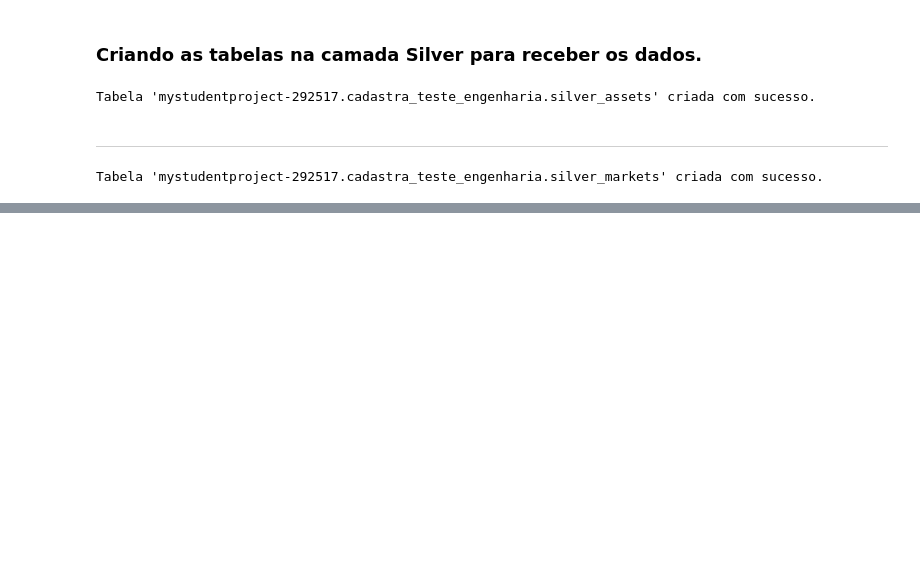
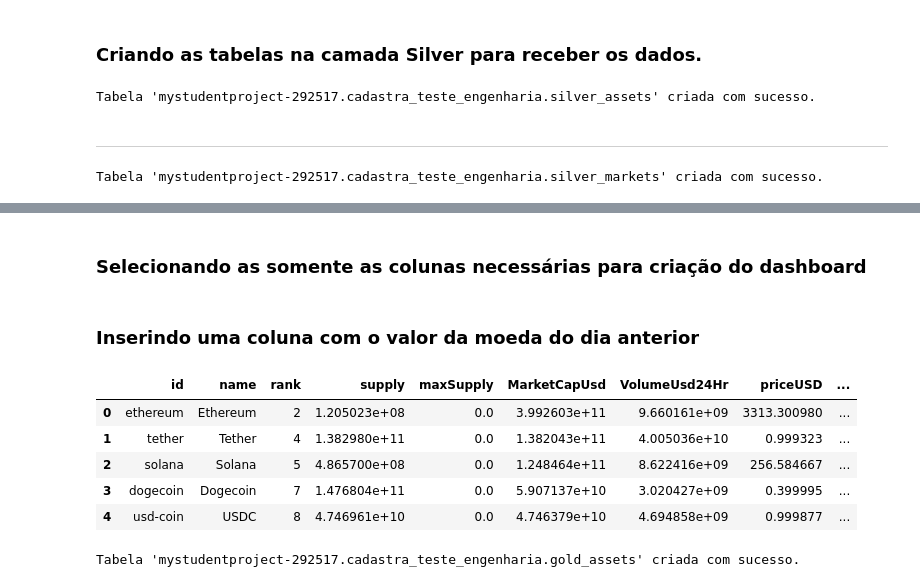
Before and after one commit to IagoBLopes/cadastra_teste, a Jupyter notebook: scritps/medalhao.ipynb, the cells around one changed output, grey strips where cells are left out. Saved outputs shown, nothing was run; the diff lists cells and outputs as text; code cells hidden in the pictures; blank space fills up the shorter version.

Commit message:
versão final do teste

```diff
--- a/scritps/medalhao.ipynb
+++ b/scritps/medalhao.ipynb
@@ -274,0 +270,51 @@ pandas_gbq.to_gbq(silver_markets, 'cadastra_teste_engenharia.silver_markets', pr
+# %%
+def silver_layer_extract(query):
+    try:
+        client = bigquery.Client()
+        result = client.query(query).to_dataframe()
+        return result
+    except Exception as e:
+        print(f"Erro ao executar consulta: {e}")
+        return None
+# %% [markdown]
+### Selecionando as somente as colunas necessárias para criação do dashboard
+# %%
+if __name__ == "__main__":
+    client = bigquery.Client()
+    query = """
+    SELECT id, name, rank, supply, maxSupply, MarketCapUsd, VolumeUsd24Hr, priceUSD, changePercent24hr, vwap24Hr FROM `mystudentproject-292517.cadastra_teste_engenharia.silver_assets`;
+    """
+    gold_assets = silver_layer_extract(query)
+# %% [markdown]
+### Inserindo uma coluna com o valor da moeda do dia anterior
+# %%
+gold_assets["priceUsd_old"] = gold_assets["priceUSD"] / (1 + (gold_assets["changePercent24hr"] / 100))
+gold_assets["update_date"] = pd.Timestamp.now()
+# %%
+gold_assets.head(5)
+# %% [output]
+|  | id | name | rank | supply | maxSupply | MarketCapUsd | VolumeUsd24Hr | priceUSD | ... |
+| 0 | ethereum | Ethereum | 2 | 1.205023e+08 | 0.0 | 3.992603e+11 | 9.660161e+09 | 3313.300980 | ... |
+| 1 | tether | Tether | 4 | 1.382980e+11 | 0.0 | 1.382043e+11 | 4.005036e+10 | 0.999323 | ... |
+| 2 | solana | Solana | 5 | 4.865700e+08 | 0.0 | 1.248464e+11 | 8.622416e+09 | 256.584667 | ... |
+| 3 | dogecoin | Dogecoin | 7 | 1.476804e+11 | 0.0 | 5.907137e+10 | 3.020427e+09 | 0.399995 | ... |
+| 4 | usd-coin | USDC | 8 | 4.746961e+10 | 0.0 | 4.746379e+10 | 4.694858e+09 | 0.999877 | ... |
+# %%
+if __name__ == "__main__":
+    schema = [
+        {"name": "id", "type": "STRING"},
+        {"name": "name", "type": "STRING"},
+        {"name": "rank", "type": "STRING"},
+        {"name": "supply", "type": "FLOAT"},
+        {"name": "maxSupply", "type": "FLOAT"},
+        {"name": "marketCapUsd", "type": "FLOAT"},
+        {"name": "volumeUsd24Hr", "type": "FLOAT"},
+        {"name": "priceUsd", "type": "FLOAT"},
+        {"name": "changePercent24Hr", "type": "FLOAT"},
+        {"name": "vwap24Hr", "type": "FLOAT"},
+        {"name": "priceUsd_old", "type": "FLOAT"},
+        {"name": "update_date", "type": "DATE"}
+    ]
+    create_bigquery_table("mystudentproject-292517.cadastra_teste_engenharia", "gold_assets", schema)
+# %% [output]
+Tabela 'mystudentproject-292517.cadastra_teste_engenharia.gold_assets' criada com sucesso.
```
Also changed, not shown: parts of 12 cells of this notebook, 7 other files.
